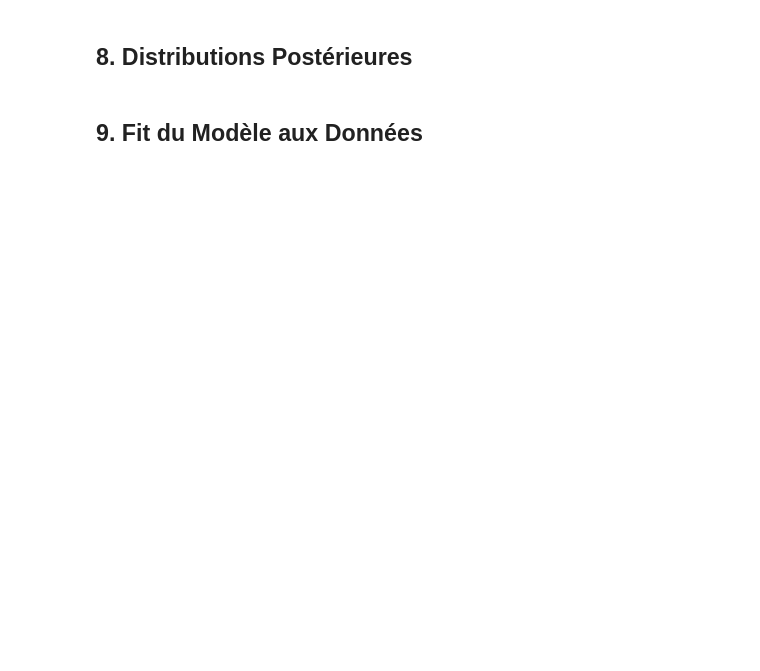
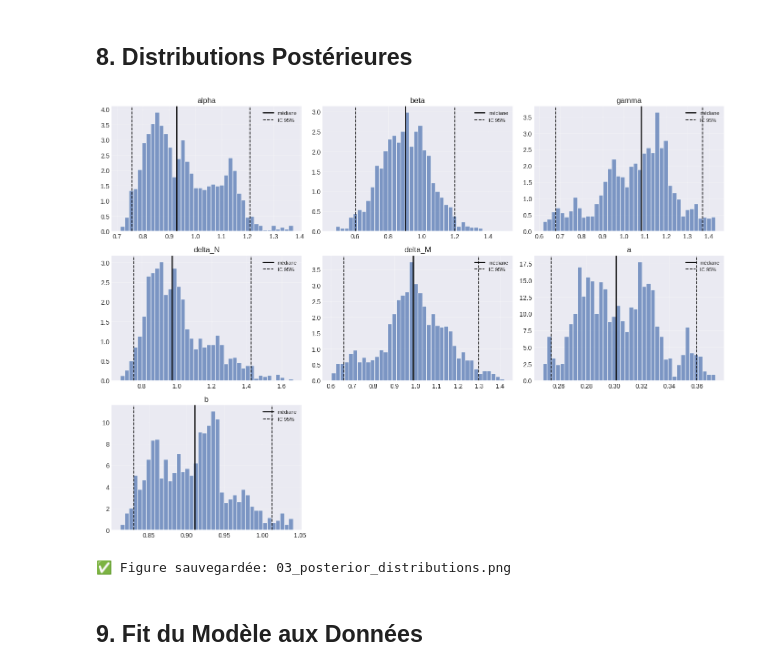
Before and after one commit to azerad/immunomath, a Jupyter notebook: bayesian_ode_simple.ipynb, the cells around one changed output. Drawn from its saved outputs; the diff is of its cells as text; code cells hidden in the pictures; blank space fills up the shorter version.

```diff
--- a/bayesian_ode_simple.ipynb
+++ b/bayesian_ode_simple.ipynb
@@ -309,16 +406,36 @@ print("✅ Figure sauvegardée: 02_trace_plot.png")
 # %% [markdown]
 ## 8. Distributions Postérieures
 # %%
-az.plot_posterior(trace,
-                  var_names=['alpha', 'beta', 'gamma', 'delta_N', 'delta_M', 'a', 'b'],
-                  hdi_prob=0.95,
-                  figsize=(14, 10))
+# Tracé robuste des distributions postérieures (compatible ArviZ/xarray récents)
+param_names = ['alpha', 'beta', 'gamma', 'delta_N', 'delta_M', 'a', 'b']
+fig, axes = plt.subplots(3, 3, figsize=(14, 10))
+axes = axes.ravel()
+
+for i, name in enumerate(param_names):
+    samples = trace.posterior[name].values.reshape(-1)
+    q025, q50, q975 = np.percentile(samples, [2.5, 50, 97.5])
+
+    ax = axes[i]
+    ax.hist(samples, bins=40, density=True, alpha=0.7, color='#4C72B0', edgecolor='white')
+    ax.axvline(q50, color='black', linestyle='-', linewidth=1.8, label='médiane')
+    ax.axvline(q025, color='black', linestyle='--', linewidth=1.2, label='IC 95%')
+    ax.axvline(q975, color='black', linestyle='--', linewidth=1.2)
+    ax.set_title(name)
+    ax.grid(alpha=0.3)
+    ax.legend(fontsize=8)
+
+# Cacher les sous-graphiques non utilisés
+for j in range(len(param_names), len(axes)):
+    axes[j].axis('off')
 
 plt.tight_layout()
 plt.savefig('03_posterior_distributions.png', dpi=200, bbox_inches='tight')
 plt.show()
 
 print("✅ Figure sauvegardée: 03_posterior_distributions.png")
+# %% [output]
+[figure, added]
+✅ Figure sauvegardée: 03_posterior_distributions.png
 # %% [markdown]
 ## 9. Fit du Modèle aux Données
 # %%
```
Also changed, not shown: parts of 12 cells of this notebook, 6 other files.
